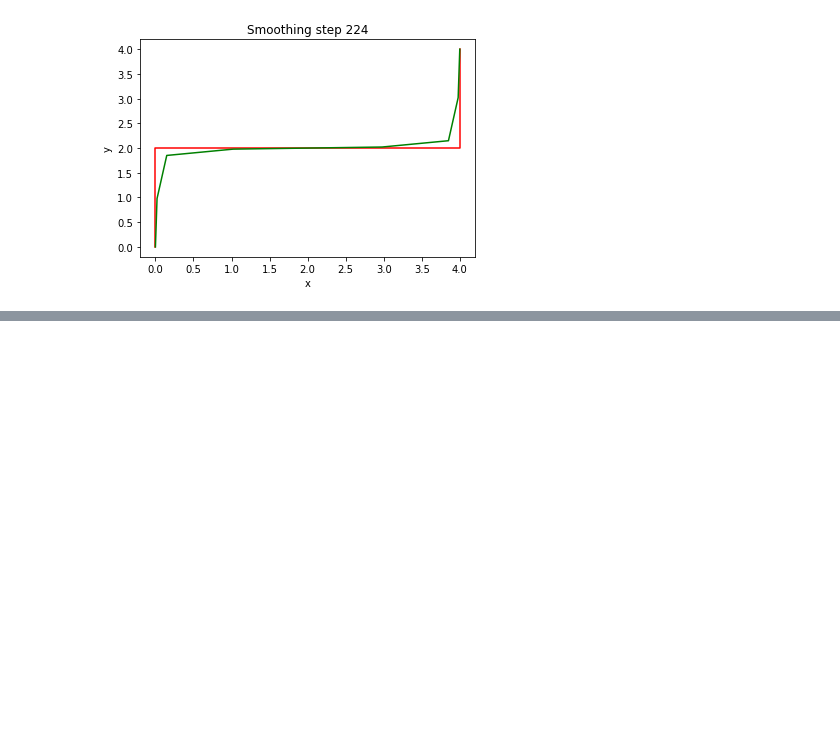
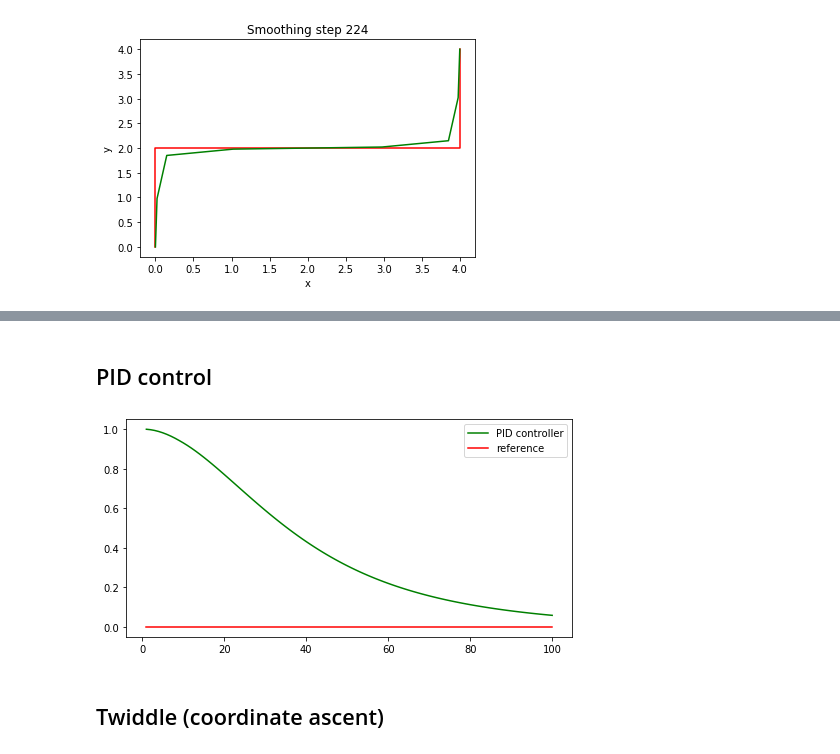
Before and after one commit to NNiehof/ArtificialIntelligenceForRobotics, a Jupyter notebook: PID control/Lesson_15_PID_control.ipynb, the cells around one changed output, grey strips where cells are left out. Drawn from its saved outputs; the diff is of its cells as text; code cells hidden in the pictures; blank space fills up the shorter version.

```diff
--- a/PID control/Lesson_15_PID_control.ipynb
+++ b/PID control/Lesson_15_PID_control.ipynb
@@ -160,0 +449,56 @@ plot_smooth(path)
+# %% [markdown]
+## PID control
+# %%
+# -----------
+# User Instructions
+#
+# Implement a P controller by running 100 iterations
+# of robot motion. The steering angle should be set
+# by the parameter tau so that:
+#
+# steering = -tau_p * CTE - tau_d * diff_CTE - tau_i * int_CTE
+#
+# where the integrated crosstrack error (int_CTE) is
+# the sum of all the previous crosstrack errors.
+# This term works to cancel out steering drift.
+#
+# Only modify code at the bottom! Look for the TODO.
+# ------------
+
+
+def run(robot, tau_p, tau_d, tau_i, n=100, speed=1.0):
+    x_trajectory = []
+    y_trajectory = []
+    # TODO: your code here
+    cte = robot.y
+    sum_cte = 0.0
+    for t in range(n):
+        # note that this will use the previous value of cte, thus cte at t - 1
+        diff_cte = robot.y - cte
+        cte = robot.y
+        # add all cte until now
+        sum_cte += cte
+        steer = - tau_p * cte - tau_d * diff_cte - tau_i * sum_cte
+        robot.move(steer, speed)
+        x_trajectory.append(robot.x)
+        y_trajectory.append(robot.y)
+    return x_trajectory, y_trajectory
+
+robot = Robot()
+robot.set(0, 1, 0)
+# add a steering drift
+robot.set_steering_drift(10.0 / 180 * np.pi)
+x_trajectory, y_trajectory = run(robot, 0.2, 3.0, 0.004, n=100)
+n = len(x_trajectory)
+
+fig, ax1 = plt.subplots(1, 1, figsize=(8, 4))
+plt.close()
+ax1.cla()
+ax1.plot(x_trajectory, y_trajectory, 'g', label='PID controller')
+ax1.plot(x_trajectory, np.zeros(n), 'r', label='reference')
+ax1.legend()
+display(fig)
+# %% [output]
+[figure, added]
+# %% [markdown]
+## Twiddle (coordinate ascent)
```
Also changed, not shown: parts of 12 cells of this notebook.
